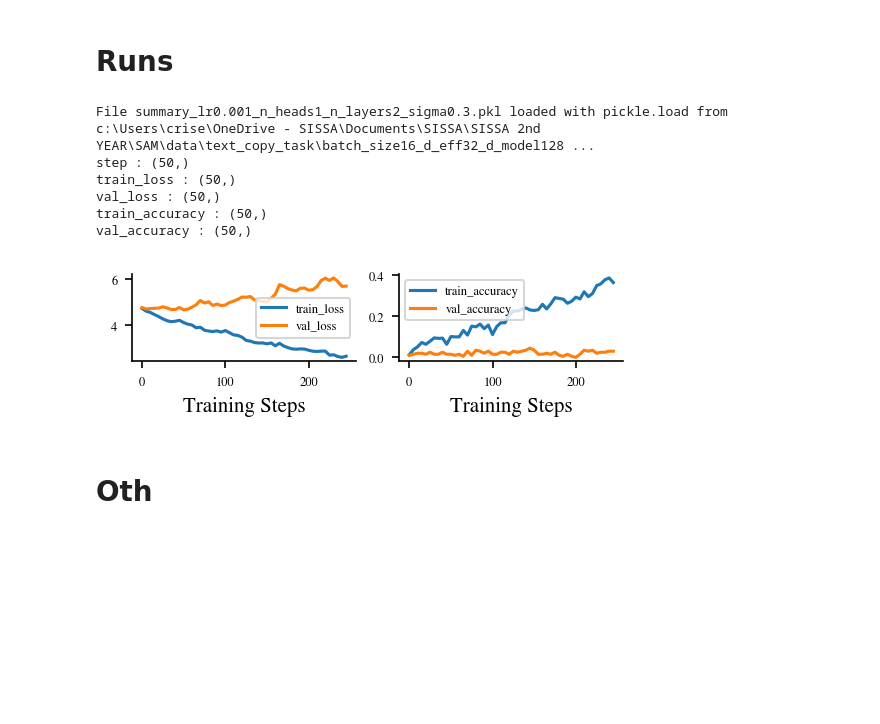
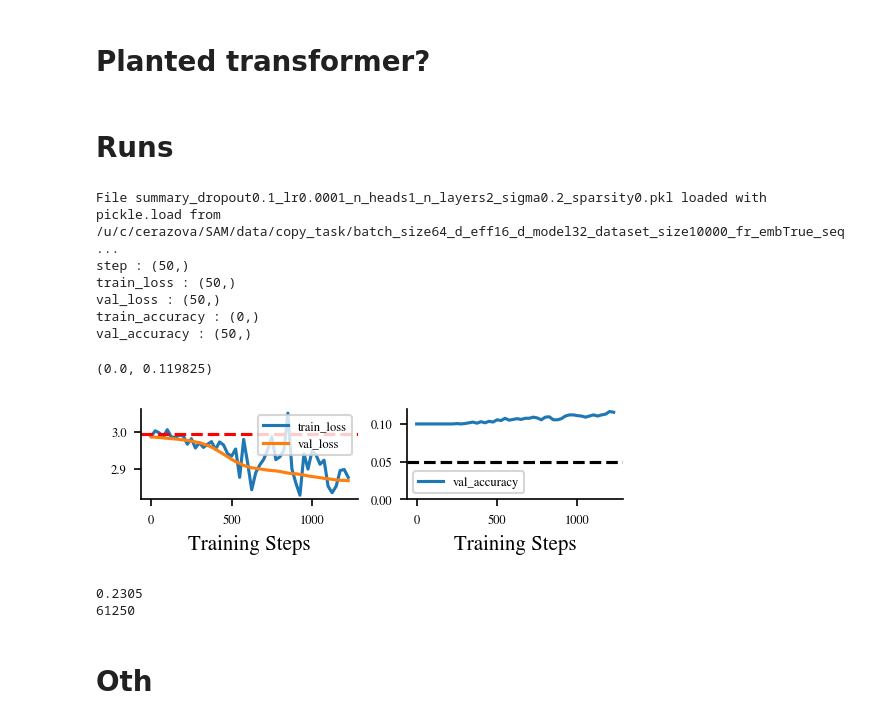
Before and after one commit to CristopherErazo/SAM, a Jupyter notebook: notebooks/26_02_03_Copying_Task.ipynb, the cells around one changed output. Saved outputs shown, nothing was run; the diff lists cells and outputs as text; code cells hidden in the pictures; blank space fills up the shorter version.

Commit message:
Polished model and initial tests

```diff
--- a/notebooks/26_02_03_Copying_Task.ipynb
+++ b/notebooks/26_02_03_Copying_Task.ipynb
@@ -11,3 +9,5 @@ from sam.dataset import get_dataloader
 from configurations import load_data, make_params_dict, create_fig, set_font_sizes, apply_general_styles
 
 apply_general_styles()
+# %% [markdown]
+# Planted transformer?
@@ -14,49 +26,63 @@ apply_general_styles()
 # %% [markdown]
 # Runs
 # %%
-d_model = 128
-d_eff = 32
-vocab_size = 100
-seq_len = 64
-batch_size = 16
-dataset_size = 1000
+d_model = 32
+d_eff = 16
+vocab_size = 20
+seq_len = 16
+batch_size = 64
+dataset_size = 10000
 train_fraction = 0.8
+fr_emb = True
 
-sigma = 0.3
-lr = 0.001
+sigma = 0.2
+lr = 0.0001
 n_heads = 1
 n_layers = 2
+dropout = 0.1
+sparsity = 0.0
 
-fix_names = ['d_model','d_eff','vocab_size','seq_len','batch_size','dataset_size','train_fraction']
-var_names = ['sigma','lr','n_heads','n_layers']
+fix_names = ['d_model','d_eff','vocab_size','seq_len','batch_size','dataset_size','train_fraction','fr_emb']
+var_names = ['sigma','lr','n_heads','n_layers','dropout','sparsity']
 
 params = make_params_dict(fix_names, var_names)
-summary = load_data('summary',experiment_name='text_copy_task', params=params)
+summary = load_data('summary',experiment_name='copy_task', params=params)
 
 for key in summary:
     print(f'{key} : {summary[key].shape}')
 # %% [output]
-File summary_lr0.001_n_heads1_n_layers2_sigma0.3.pkl loaded with pickle.load from c:\Users\crise\OneDrive - SISSA\Documents\SISSA\SISSA 2nd YEAR\SAM\data\text_copy_task\batch_size16_d_eff32_d_model128 ...
+File summary_dropout0.1_lr0.0001_n_heads1_n_layers2_sigma0.2_sparsity0.pkl loaded with pickle.load from /u/c/cerazova/SAM/data/copy_task/batch_size64_d_eff16_d_model32_dataset_size10000_fr_embTrue_seq ...
 step : (50,)
 train_loss : (50,)
 val_loss : (50,)
-train_accuracy : (50,)
+train_accuracy : (0,)
 val_accuracy : (50,)
 # %%
 # Settings
 
 set_font_sizes(conf='tight')
 
 # Figure and plot
 fig , axes = create_fig(ncols=2,h=0.3)
 
-for ax , vars in zip(axes, [['train_loss','val_loss'], ['train_accuracy','val_accuracy']]):
+for ax , vars in zip(axes, [['train_loss','val_loss'], ['val_accuracy']]):
     for key in vars:
         ax.plot('step', key, data=summary, label=key)
     ax.legend()
     ax.set_xlabel('Training Steps')
+
+axes[0].axhline(y=math.log(vocab_size), color='r', linestyle='--')
+axes[1].axhline(y=1/vocab_size, color='k', linestyle='--')
+axes[1].set_ylim(bottom=0)
 # %% [output]
+(0.0, 0.119825)
-[figure, old version]
+[figure, new version]
+# %%
+print(np.max(summary['val_accuracy']))
+print(summary['step'][-1])
+# %% [output]
+0.2305
+61250
 # %% [markdown]
 # Oth
 # %%
```
Also changed, not shown: parts of 2 cells of this notebook, 3 other files.
